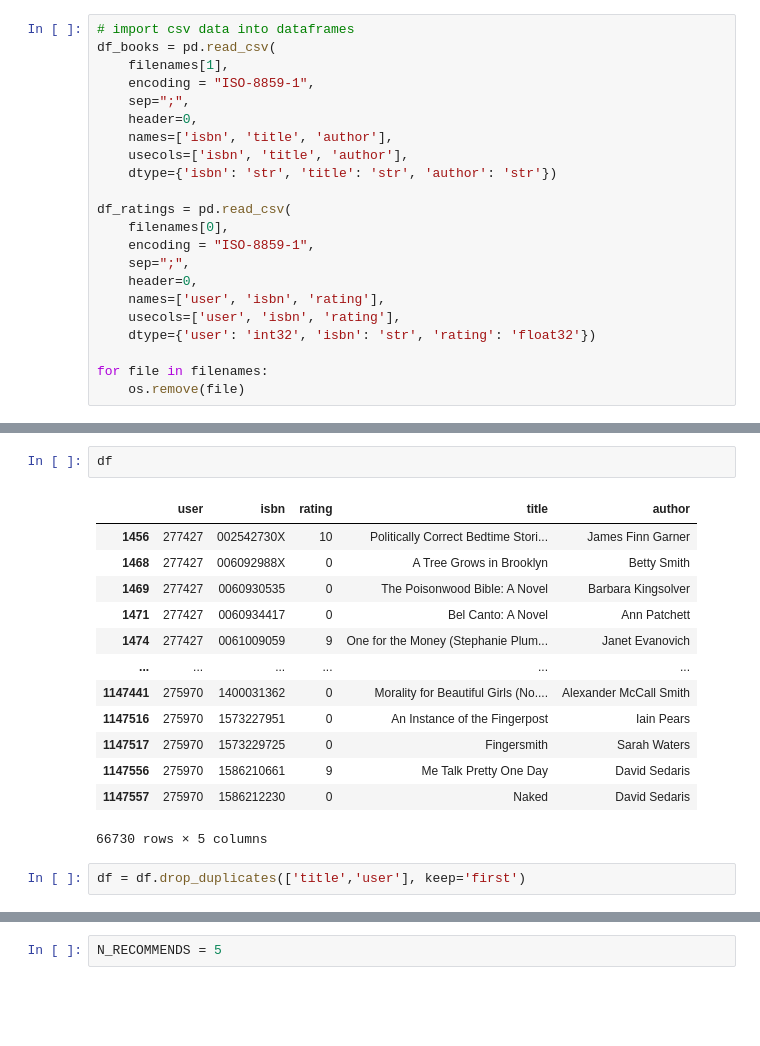
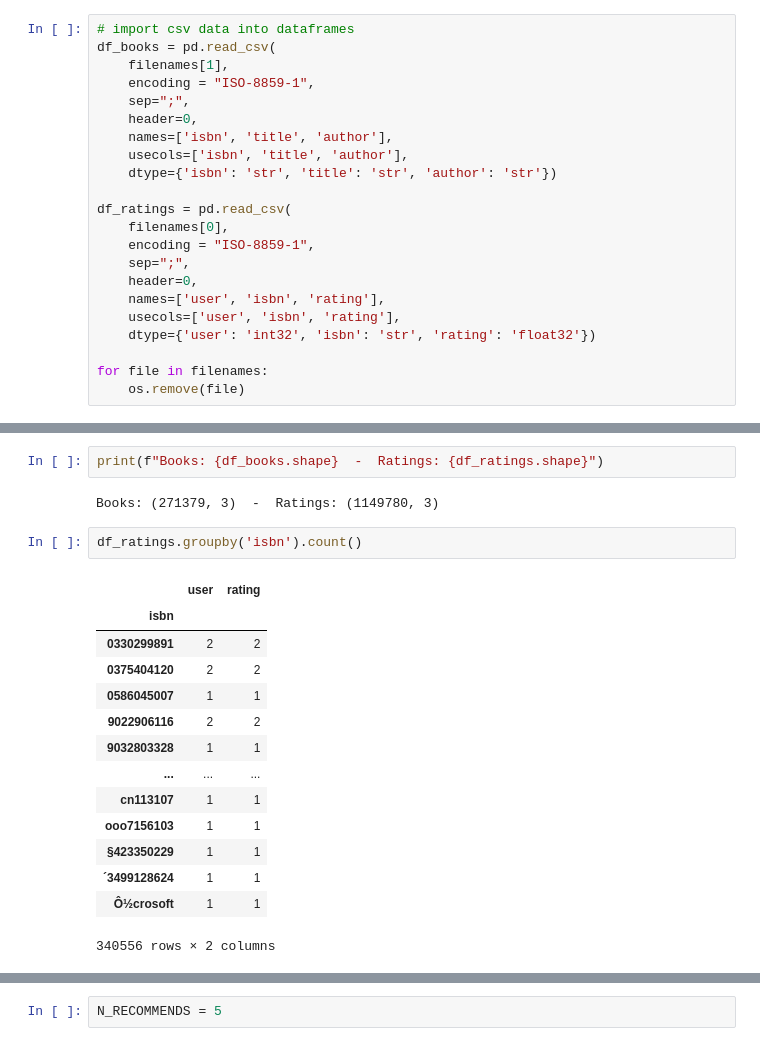
Before and after one commit to MatiasCarbone/FCC-machinelearning, a Jupyter notebook: knn_book_recommendation.ipynb, the cells around one changed output, grey strips where cells are left out. Drawn from its saved outputs; the diff is of its cells as text; blank space fills up the shorter version.

```diff
--- a/knn_book_recommendation.ipynb
+++ b/knn_book_recommendation.ipynb
@@ -97,18 +46,21 @@ df.describe()
-# %%
-df
-# %% [output]
-|  | user | isbn | rating | title | author |
-| 1456 | 277427 | 002542730X | 10 | Politically Correct Bedtime Stori... | James Finn Garner |
-| 1468 | 277427 | 006092988X | 0 | A Tree Grows in Brooklyn | Betty Smith |
-| 1469 | 277427 | 0060930535 | 0 | The Poisonwood Bible: A Novel | Barbara Kingsolver |
-| 1471 | 277427 | 0060934417 | 0 | Bel Canto: A Novel | Ann Patchett |
-| 1474 | 277427 | 0061009059 | 9 | One for the Money (Stephanie Plum... | Janet Evanovich |
-| ... | ... | ... | ... | ... | ... |
-| 1147441 | 275970 | 1400031362 | 0 | Morality for Beautiful Girls (No.... | Alexander McCall Smith |
-| 1147516 | 275970 | 1573227951 | 0 | An Instance of the Fingerpost | Iain Pears |
-| 1147517 | 275970 | 1573229725 | 0 | Fingersmith | Sarah Waters |
-| 1147556 | 275970 | 1586210661 | 9 | Me Talk Pretty One Day | David Sedaris |
-| 1147557 | 275970 | 1586212230 | 0 | Naked | David Sedaris |
-66730 rows × 5 columns
-# %%
-df = df.drop_duplicates(['title','user'], keep='first')
+# %%
+print(f"Books: {df_books.shape}  -  Ratings: {df_ratings.shape}")
+# %% [output]
+Books: (271379, 3)  -  Ratings: (1149780, 3)
+# %%
+df_ratings.groupby('isbn').count()
+# %% [output]
+|  | user | rating |
+| isbn |  |  |
+| 0330299891 | 2 | 2 |
+| 0375404120 | 2 | 2 |
+| 0586045007 | 1 | 1 |
+| 9022906116 | 2 | 2 |
+| 9032803328 | 1 | 1 |
+| ... | ... | ... |
+| cn113107 | 1 | 1 |
+| ooo7156103 | 1 | 1 |
+| §423350229 | 1 | 1 |
+| ´3499128624 | 1 | 1 |
+| Ô½crosoft | 1 | 1 |
+340556 rows × 2 columns
```
Also changed, not shown: parts of 11 cells of this notebook.
